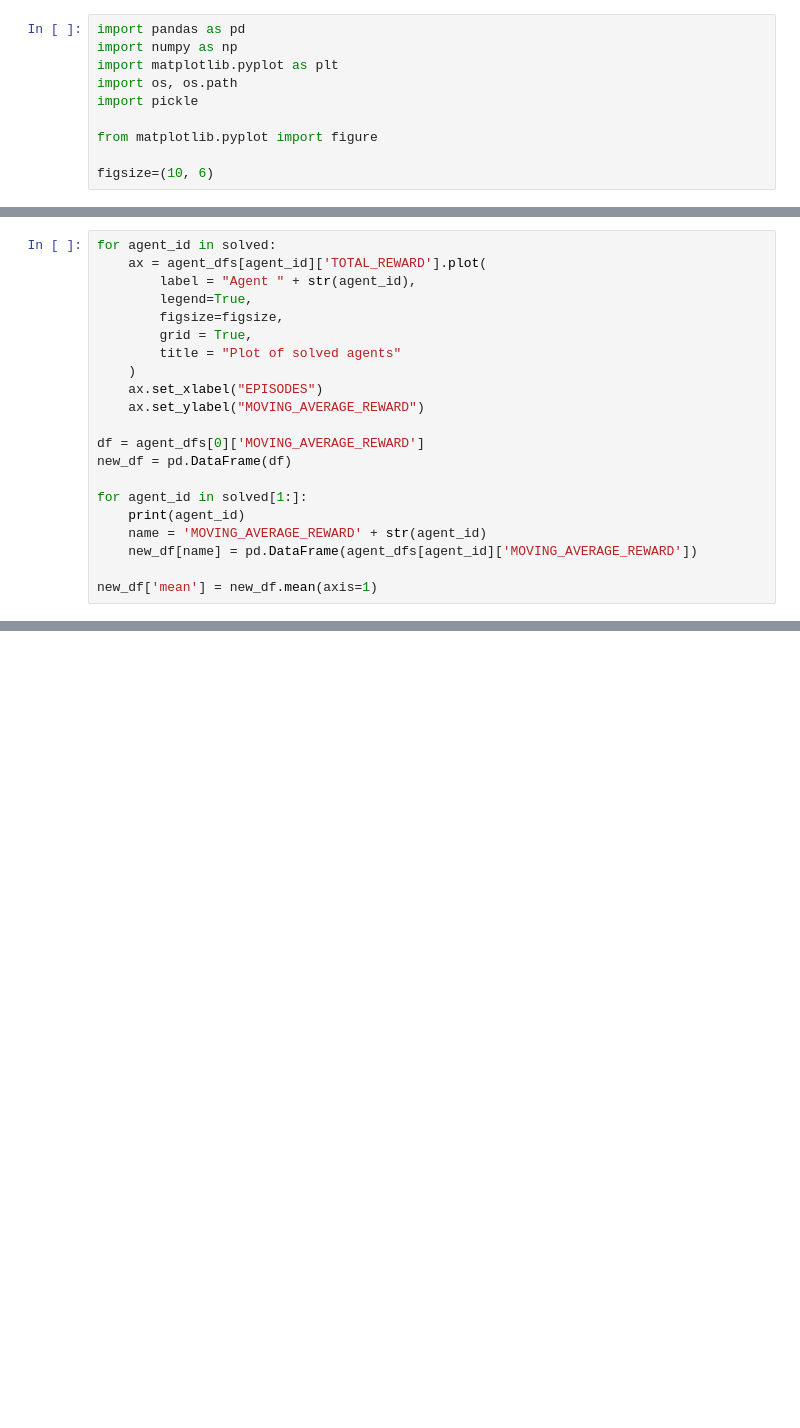
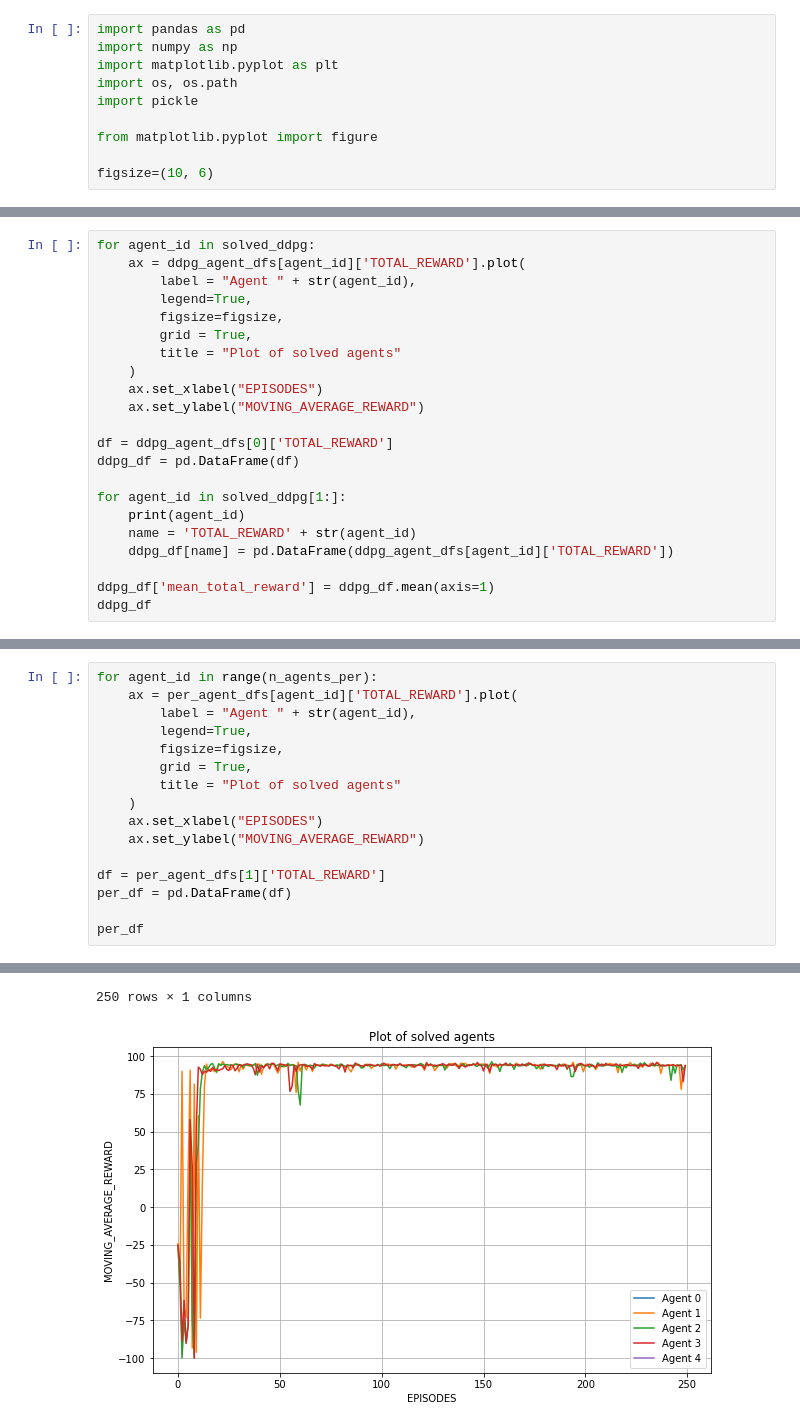
Before and after one commit to MattMorris1996/BathRLProject, a Jupyter notebook: plotting_notebook.ipynb, the cells around one changed output, grey strips where cells are left out. Drawn from its saved outputs; the diff is of its cells as text; blank space fills up the shorter version.

```diff
--- a/plotting_notebook.ipynb
+++ b/plotting_notebook.ipynb
@@ -45,6 +70,6 @@ print("{}% Solved".format(percentage_solved))
 # %%
-for agent_id in solved:
-    ax = agent_dfs[agent_id]['TOTAL_REWARD'].plot(
+for agent_id in solved_ddpg:
+    ax = ddpg_agent_dfs[agent_id]['TOTAL_REWARD'].plot(
         label = "Agent " + str(agent_id),
         legend=True,
         figsize=figsize,
@@ -54,15 +79,16 @@ for agent_id in solved:
     ax.set_xlabel("EPISODES")
     ax.set_ylabel("MOVING_AVERAGE_REWARD")
 
-df = agent_dfs[0]['MOVING_AVERAGE_REWARD']
-new_df = pd.DataFrame(df)
+df = ddpg_agent_dfs[0]['TOTAL_REWARD']
+ddpg_df = pd.DataFrame(df)
 
-for agent_id in solved[1:]:
+for agent_id in solved_ddpg[1:]:
     print(agent_id)
-    name = 'MOVING_AVERAGE_REWARD' + str(agent_id)
-    new_df[name] = pd.DataFrame(agent_dfs[agent_id]['MOVING_AVERAGE_REWARD'])
+    name = 'TOTAL_REWARD' + str(agent_id)
+    ddpg_df[name] = pd.DataFrame(ddpg_agent_dfs[agent_id]['TOTAL_REWARD'])
 
-new_df['mean'] = new_df.mean(axis=1)
+ddpg_df['mean_total_reward'] = ddpg_df.mean(axis=1)
+ddpg_df
 # %% [output]
 2
 3
@@ -84 +123,18 @@ new_df['mean'] = new_df.mean(axis=1)
 [figure]
+# %%
+for agent_id in range(n_agents_per):
+    ax = per_agent_dfs[agent_id]['TOTAL_REWARD'].plot(
+        label = "Agent " + str(agent_id),
+        legend=True,
+        figsize=figsize,
+        grid = True,
+        title = "Plot of solved agents"
+    )
+    ax.set_xlabel("EPISODES")
+    ax.set_ylabel("MOVING_AVERAGE_REWARD")
+
+df = per_agent_dfs[1]['TOTAL_REWARD']
+per_df = pd.DataFrame(df)
+
+per_df
+# %% [output]
@@ -84,0 +153,2 @@ new_df['mean'] = new_df.mean(axis=1)
+250 rows × 1 columns
+[figure, added]
```
Also changed, not shown: parts of 11 cells of this notebook, 5 other files.
